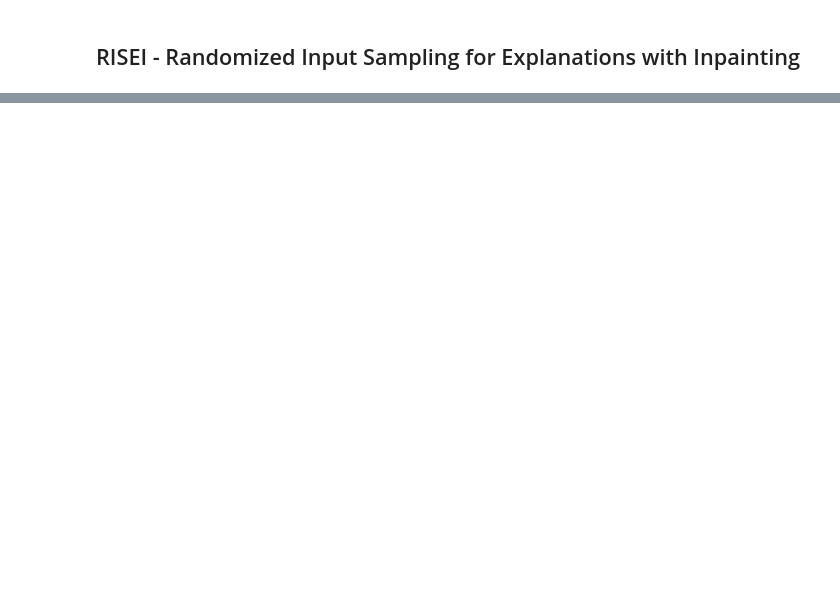
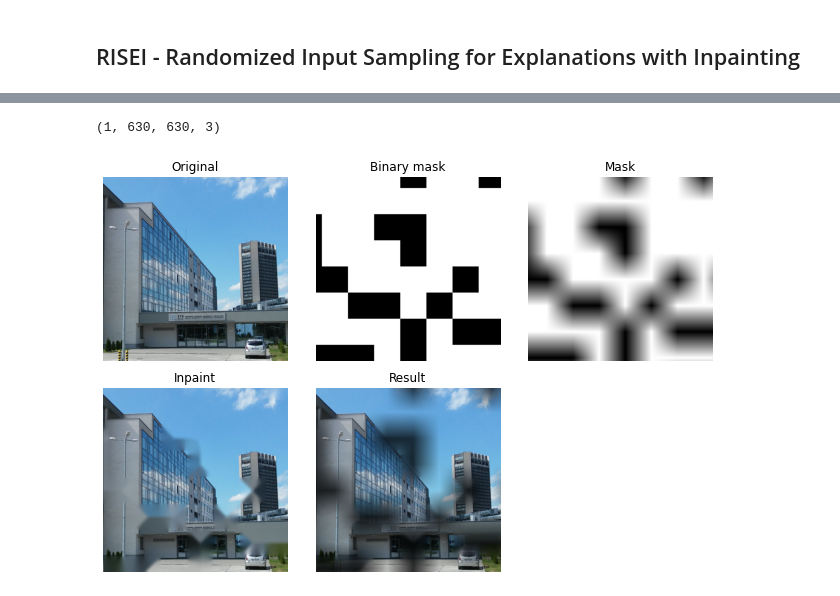
Before and after one commit to timzatko/dp, a Jupyter notebook: notebooks/risei_prototype.ipynb, the cells around one changed output, grey strips where cells are left out. Saved outputs shown, nothing was run; the diff lists cells and outputs as text; code cells hidden in the pictures; blank space fills up the shorter version.

```diff
--- a/notebooks/risei_prototype.ipynb
+++ b/notebooks/risei_prototype.ipynb
@@ -242,0 +243,16 @@ Wall time: 4.97 s
+# %%
+%%time
+
+input_size = [630, 630]
+image = load_image('../data/fiit.jpg', input_size)
+
+risei = RISEI(input_size, s=8, p1=0.75, b1=0.75, b2=0.75, inpaint_radius=15, debug=True)
+
+masks = risei.generate_masks(1, image)
+
+print(masks.shape)
+
+risei.show_from_last_run(0, figsize=(9, 6))
+# %% [output]
+(1, 630, 630, 3)
+[figure, added]
```
Also changed, not shown: parts of 3 cells of this notebook, 9 other files.
